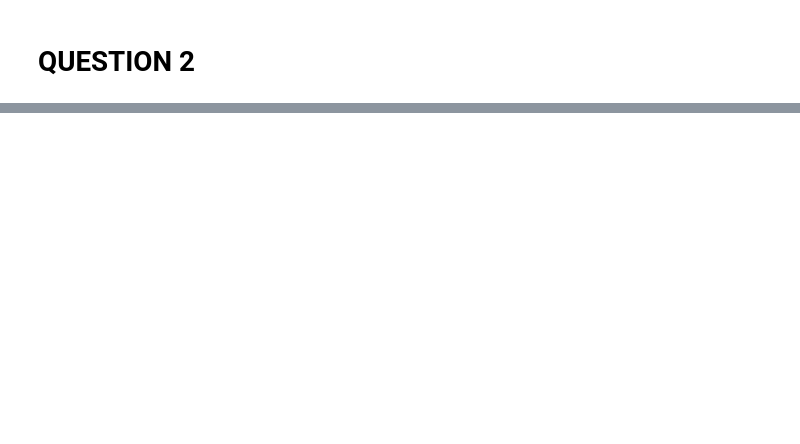
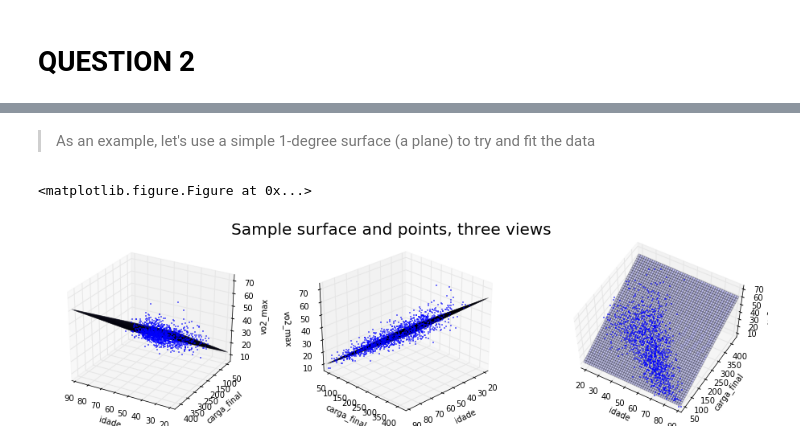
Before and after one commit to queirozfcom/statistical-learning, a Jupyter notebook: notebooks/list-2.ipynb, the cells around one changed output, grey strips where cells are left out. Cells and saved outputs as stored; diff of their text form; code cells hidden in the pictures; blank space fills up the shorter version.

```diff
--- a/notebooks/list-2.ipynb
+++ b/notebooks/list-2.ipynb
@@ -259,0 +383,70 @@ Axes(0.125,0.125;0.775x0.775)
+# %% [markdown]
+> As an example, let's use a simple 1-degree surface (a plane) to try and fit the data
+# %%
+from scipy.optimize import curve_fit
+from scipy.linalg import lstsq
+
+plt.clf()
+
+# we will use these as a 'mesh' to plot z-values
+domain_x = np.linspace(x.min(),x.max(),50)
+domain_y = np.linspace(y.min(),y.max(),50)
+
+# the center of our 2-d domain
+zero_x = (x.max()+x.min()) / 2
+zero_y = (y.max()+y.min()) / 2
+
+X,Y = np.meshgrid(domain_x, domain_y)
+
+# best-fit linear plane
+A = np.c_[x, y, np.ones(len(x))]
+C,_,_,_ = lstsq(A, z)    # coefficients
+
+# evaluate it on grid
+Z = C[0]*X + C[1]*Y + C[2]
+
+# # fig = plt.figure(figsize=(15,15))
+fig = plt.figure(figsize=(16,4))
+
+# first plot
+
+ax = fig.add_subplot(1,3,1,projection='3d')
+ax.plot(x,y,z,'.',ms=2.0, label="Data")
+ax.plot_surface(X,Y,Z,rstride=1,cstride=1,alpha=0.2)
+ax.set_xlabel("idade")
+ax.set_ylabel("carga_final")
+ax.set_zlabel("vo2_max")
+ax.axis('equal')
+ax.axis('tight')
+
+ax.view_init(30,120)
+
+# second plot
+
+ax = fig.add_subplot(1,3,2,projection='3d')
+ax.plot(x,y,z,'.',ms=2.0, label="Data")
+ax.plot_surface(X,Y,Z,rstride=1,cstride=1,alpha=0.2)
+ax.set_xlabel("idade")
+ax.set_ylabel("carga_final")
+ax.set_zlabel("vo2_max")
+ax.axis('equal')
+ax.axis('tight')
+
+ax.view_init(azim=45)
+
+plt.suptitle("Sample surface and points, three views",fontsize=20)
+# # third plot
+
+ax = fig.add_subplot(1,3,3,projection='3d')
+ax.plot(x,y,z,'.',ms=2.0, label="Data")
+ax.plot_surface(X,Y,Z,rstride=1,cstride=1,alpha=0.2)
+ax.set_xlabel("idade")
+ax.set_ylabel("carga_final")
+ax.set_zlabel("vo2_max")
+ax.axis('equal')
+ax.axis('tight')
+
+ax.view_init(elev=60)
+# %% [output]
+<matplotlib.figure.Figure at 0x...>
+[figure, added]
```
Also changed, not shown: parts of 23 cells of this notebook.
